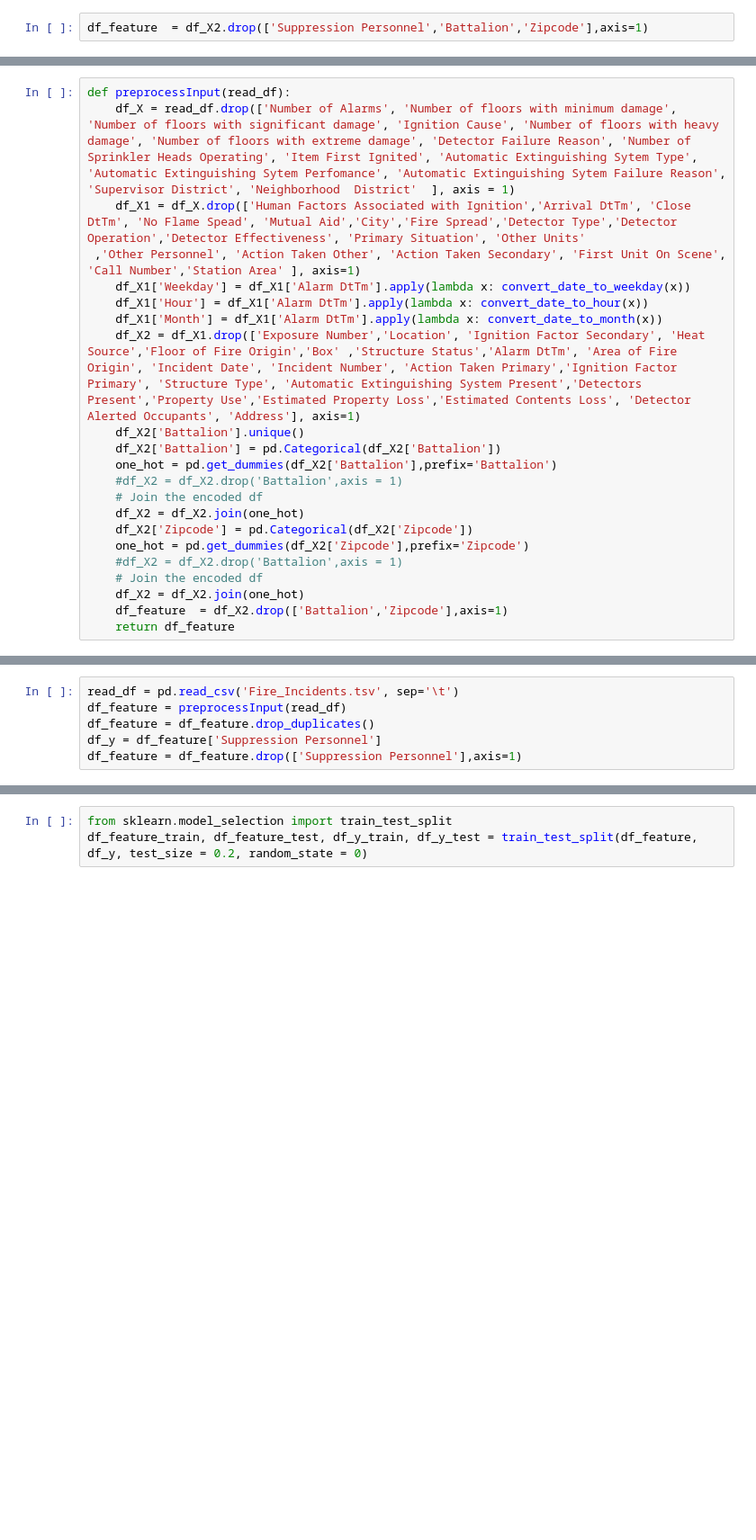
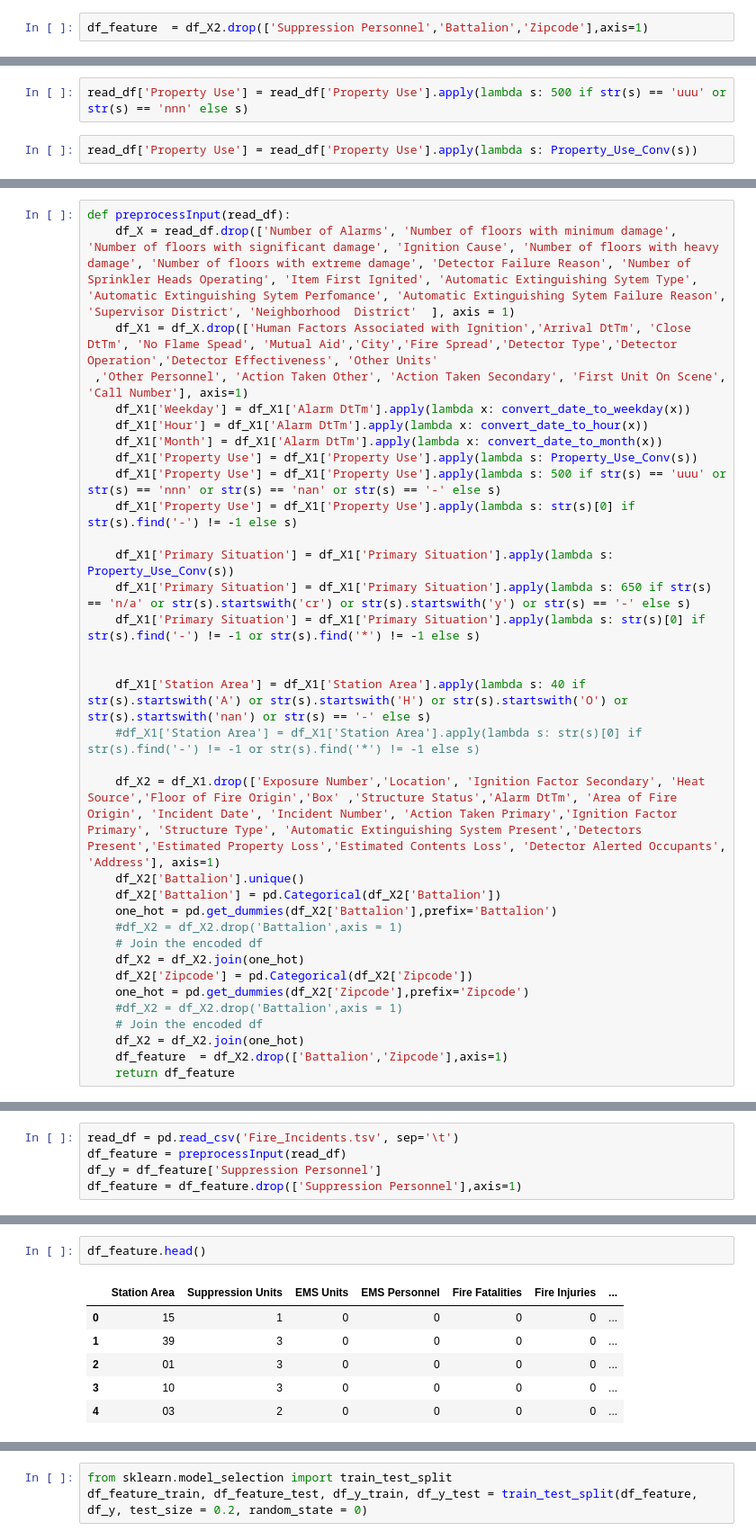
Before and after one commit to arkil/San_Francisco_Fire_Dataset_Analysis, a Jupyter notebook: PreprocessingStep.ipynb, the cells around one changed output, grey strips where cells are left out. Shown at 90% size. Cells and saved outputs as stored; diff of their text form; blank space fills up the shorter version.

```diff
--- a/PreprocessingStep.ipynb
+++ b/PreprocessingStep.ipynb
@@ -847,0 +288,4 @@ df_feature.shape
+# %%
+read_df['Property Use'] = read_df['Property Use'].apply(lambda s: 500 if str(s) == 'uuu' or str(s) == 'nnn' else s)
+# %%
+read_df['Property Use'] = read_df['Property Use'].apply(lambda s: Property_Use_Conv(s))
@@ -848,12 +294,24 @@ df_feature.shape
 # %%
 def preprocessInput(read_df):
     df_X = read_df.drop(['Number of Alarms', 'Number of floors with minimum damage', 'Number of floors with significant damage', 'Ignition Cause', 'Number of floors with heavy damage', 'Number of floors with extreme damage', 'Detector Failure Reason', 'Number of Sprinkler Heads Operating', 'Item First Ignited', 'Automatic Extinguishing Sytem Type', 'Automatic Extinguishing Sytem Perfomance', 'Automatic Extinguishing Sytem Failure Reason', 'Supervisor District', 'Neighborhood  District'  ], axis = 1)
-    df_X1 = df_X.drop(['Human Factors Associated with Ignition','Arrival DtTm', 'Close DtTm', 'No Flame Spead', 'Mutual Aid','City','Fire Spread','Detector Type','Detector Operation','Detector Effectiveness', 'Primary Situation', 'Other Units'
- ,'Other Personnel', 'Action Taken Other', 'Action Taken Secondary', 'First Unit On Scene', 'Call Number','Station Area' ], axis=1)
+    df_X1 = df_X.drop(['Human Factors Associated with Ignition','Arrival DtTm', 'Close DtTm', 'No Flame Spead', 'Mutual Aid','City','Fire Spread','Detector Type','Detector Operation','Detector Effectiveness', 'Other Units'
+ ,'Other Personnel', 'Action Taken Other', 'Action Taken Secondary', 'First Unit On Scene', 'Call Number'], axis=1)
     df_X1['Weekday'] = df_X1['Alarm DtTm'].apply(lambda x: convert_date_to_weekday(x))
     df_X1['Hour'] = df_X1['Alarm DtTm'].apply(lambda x: convert_date_to_hour(x))
     df_X1['Month'] = df_X1['Alarm DtTm'].apply(lambda x: convert_date_to_month(x))
-    df_X2 = df_X1.drop(['Exposure Number','Location', 'Ignition Factor Secondary', 'Heat Source','Floor of Fire Origin','Box' ,'Structure Status','Alarm DtTm', 'Area of Fire Origin', 'Incident Date', 'Incident Number', 'Action Taken Primary','Ignition Factor Primary', 'Structure Type', 'Automatic Extinguishing System Present','Detectors Present','Property Use','Estimated Property Loss','Estimated Contents Loss', 'Detector Alerted Occupants', 'Address'], axis=1)
+    df_X1['Property Use'] = df_X1['Property Use'].apply(lambda s: Property_Use_Conv(s))
+    df_X1['Property Use'] = df_X1['Property Use'].apply(lambda s: 500 if str(s) == 'uuu' or str(s) == 'nnn' or str(s) == 'nan' or str(s) == '-' else s)
+    df_X1['Property Use'] = df_X1['Property Use'].apply(lambda s: str(s)[0] if str(s).find('-') != -1 else s)
+
+    df_X1['Primary Situation'] = df_X1['Primary Situation'].apply(lambda s: Property_Use_Conv(s))
+    df_X1['Primary Situation'] = df_X1['Primary Situation'].apply(lambda s: 650 if str(s) == 'n/a' or str(s).startswith('cr') or str(s).startswith('y') or str(s) == '-' else s)
+    df_X1['Primary Situation'] = df_X1['Primary Situation'].apply(lambda s: str(s)[0] if str(s).find('-') != -1 or str(s).find('*') != -1 else s)
+
+
+    df_X1['Station Area'] = df_X1['Station Area'].apply(lambda s: 40 if str(s).startswith('A') or str(s).startswith('H') or str(s).startswith('O') or str(s).startswith('nan') or str(s) == '-' else s)
+    #df_X1['Station Area'] = df_X1['Station Area'].apply(lambda s: str(s)[0] if str(s).find('-') != -1 or str(s).find('*') != -1 else s)
+
+    df_X2 = df_X1.drop(['Exposure Number','Location', 'Ignition Factor Secondary', 'Heat Source','Floor of Fire Origin','Box' ,'Structure Status','Alarm DtTm', 'Area of Fire Origin', 'Incident Date', 'Incident Number', 'Action Taken Primary','Ignition Factor Primary', 'Structure Type', 'Automatic Extinguishing System Present','Detectors Present','Estimated Property Loss','Estimated Contents Loss', 'Detector Alerted Occupants', 'Address'], axis=1)
     df_X2['Battalion'].unique()
     df_X2['Battalion'] = pd.Categorical(df_X2['Battalion'])
     one_hot = pd.get_dummies(df_X2['Battalion'],prefix='Battalion')
@@ -870,6 +332,5 @@ def preprocessInput(read_df):
 # %%
 read_df = pd.read_csv('Fire_Incidents.tsv', sep='\t')
 df_feature = preprocessInput(read_df)
-df_feature = df_feature.drop_duplicates()
 df_y = df_feature['Suppression Personnel']
 df_feature = df_feature.drop(['Suppression Personnel'],axis=1)
@@ -875,0 +357,9 @@ df_feature = df_feature.drop(['Suppression Personnel'],axis=1)
+# %%
+df_feature.head()
+# %% [output]
+|  | Station Area | Suppression Units | EMS Units | EMS Personnel | Fire Fatalities | Fire Injuries | ... |
+| 0 | 15 | 1 | 0 | 0 | 0 | 0 | ... |
+| 1 | 39 | 3 | 0 | 0 | 0 | 0 | ... |
+| 2 | 01 | 3 | 0 | 0 | 0 | 0 | ... |
+| 3 | 10 | 3 | 0 | 0 | 0 | 0 | ... |
+| 4 | 03 | 2 | 0 | 0 | 0 | 0 | ... |
```
Also changed, not shown: parts of 94 cells of this notebook.
